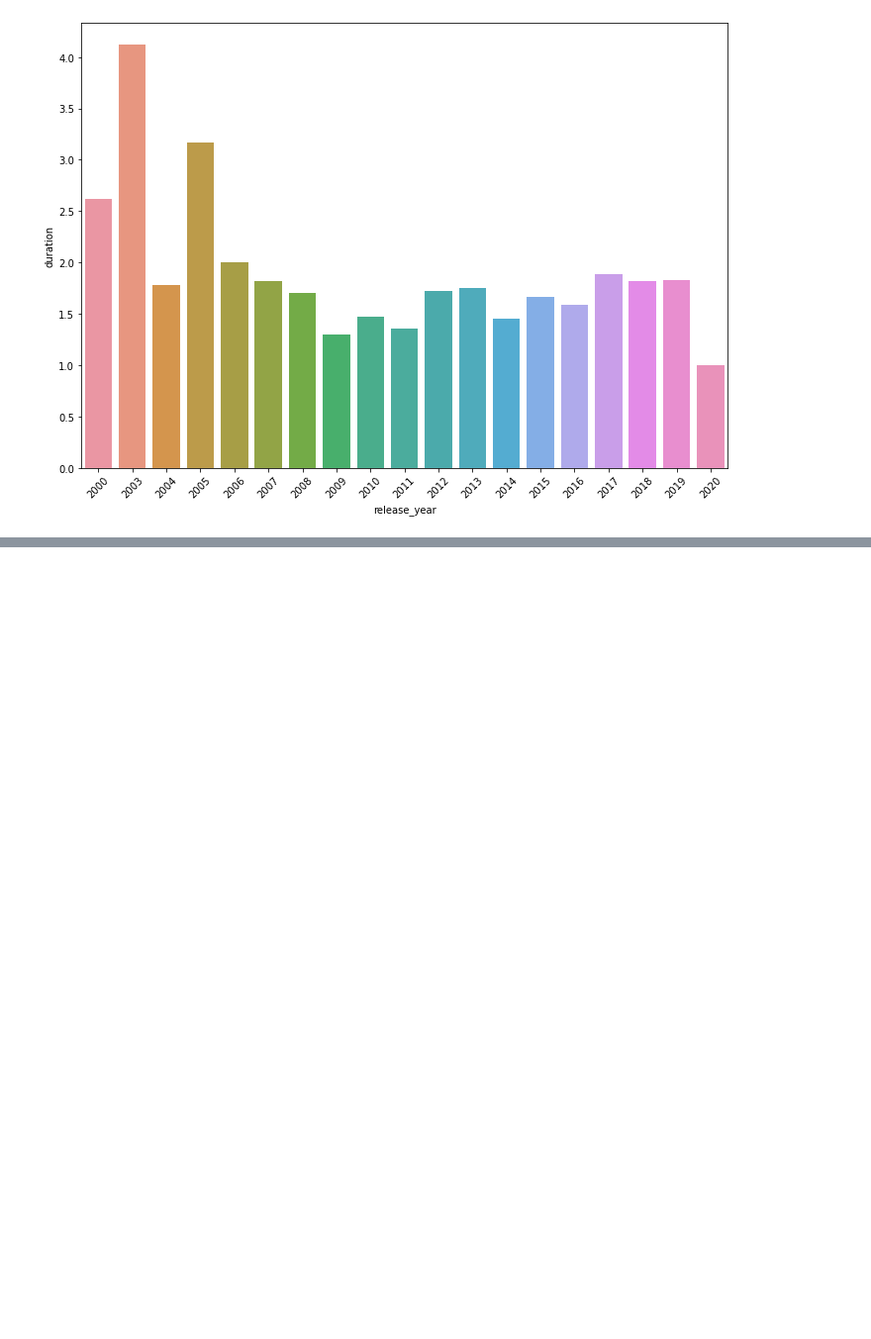
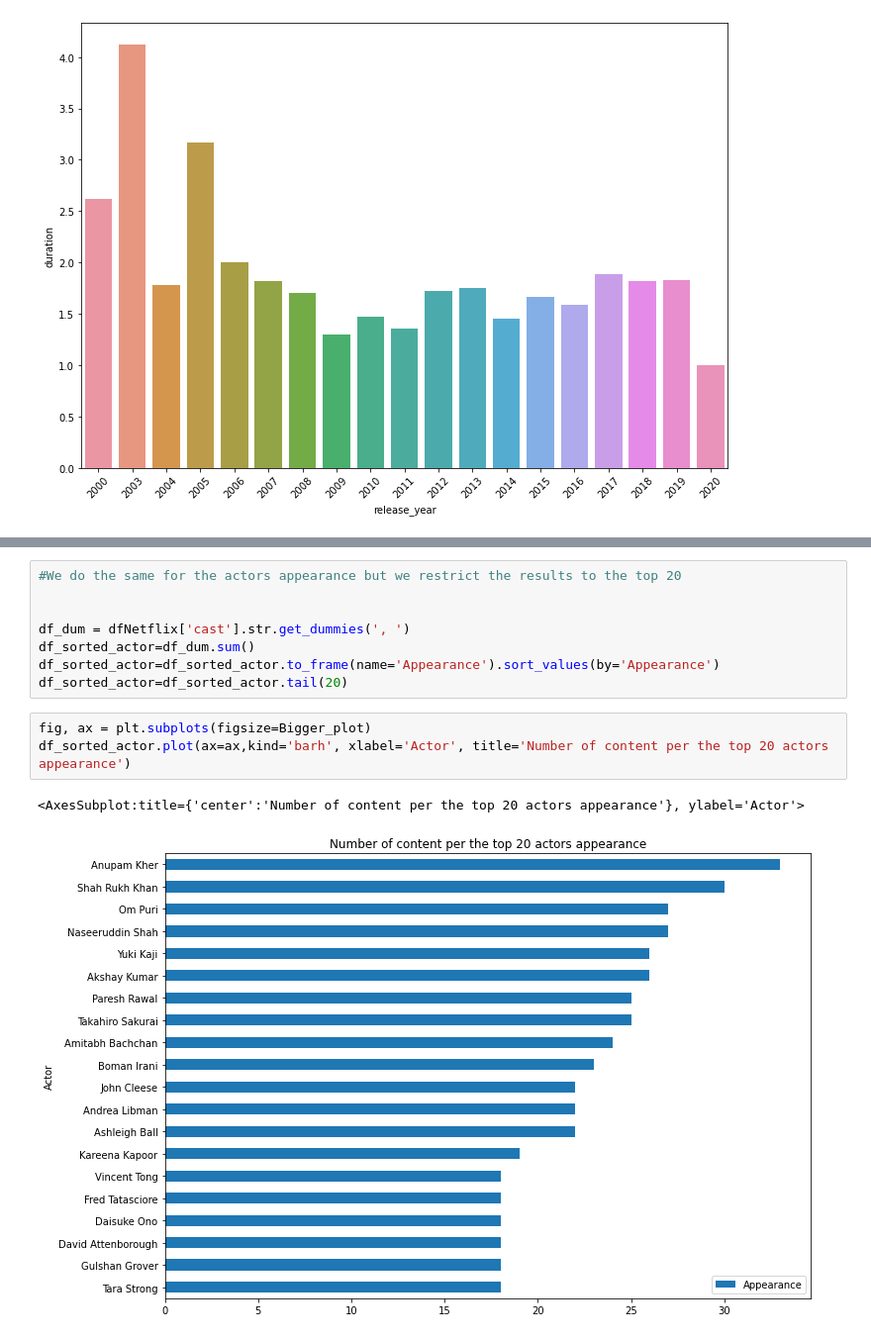
Before and after one commit to formont2u/NetflixAnalysis, a Jupyter notebook: AnalysisNetflix.ipynb, the cells around one changed output, grey strips where cells are left out. Shown at 99% size. Drawn from its saved outputs; the diff is of its cells as text; blank space fills up the shorter version.

```diff
--- a/AnalysisNetflix.ipynb
+++ b/AnalysisNetflix.ipynb
@@ -334,0 +375,14 @@ plot.set_xticklabels(plot.get_xticklabels(), rotation=45)
+# %%
+#We do the same for the actors appearance but we restrict the results to the top 20
+
+
+df_dum = dfNetflix['cast'].str.get_dummies(', ')
+df_sorted_actor=df_dum.sum()
+df_sorted_actor=df_sorted_actor.to_frame(name='Appearance').sort_values(by='Appearance')
+df_sorted_actor=df_sorted_actor.tail(20)
+# %%
+fig, ax = plt.subplots(figsize=Bigger_plot)
+df_sorted_actor.plot(ax=ax,kind='barh', xlabel='Actor', title='Number of content per the top 20 actors appearance')
+# %% [output]
+<AxesSubplot:title={'center':'Number of content per the top 20 actors appearance'}, ylabel='Actor'>
+[figure, added]
```
Also changed, not shown: parts of 8 cells of this notebook.
